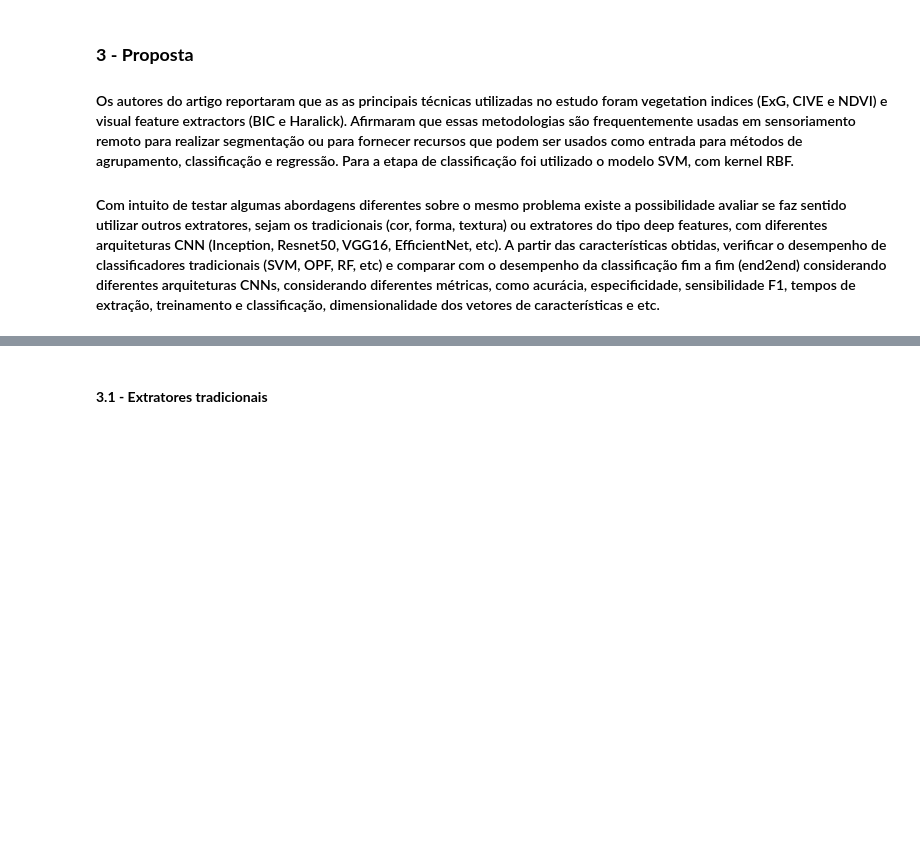
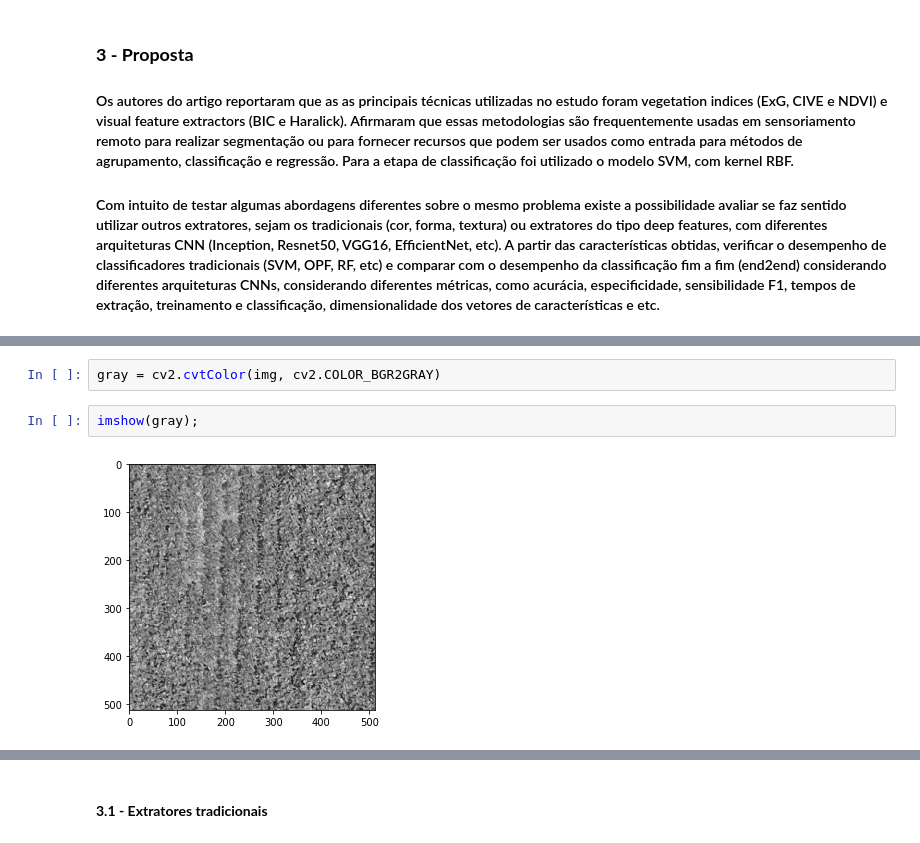
Before and after one commit to rodolfoarruda/MachineLearning, a Jupyter notebook: Pratica_ProcImg_v2.ipynb, the cells around one changed output, grey strips where cells are left out. Saved outputs shown, nothing was run; the diff lists cells and outputs as text; blank space fills up the shorter version.

```diff
--- a/Pratica_ProcImg_v2.ipynb
+++ b/Pratica_ProcImg_v2.ipynb
@@ -105,0 +131,6 @@ for x in valid:
+# %%
+gray = cv2.cvtColor(img, cv2.COLOR_BGR2GRAY)
+# %%
+imshow(gray);
+# %% [output]
+[figure, added]
```
Also changed, not shown: parts of 22 cells of this notebook.
